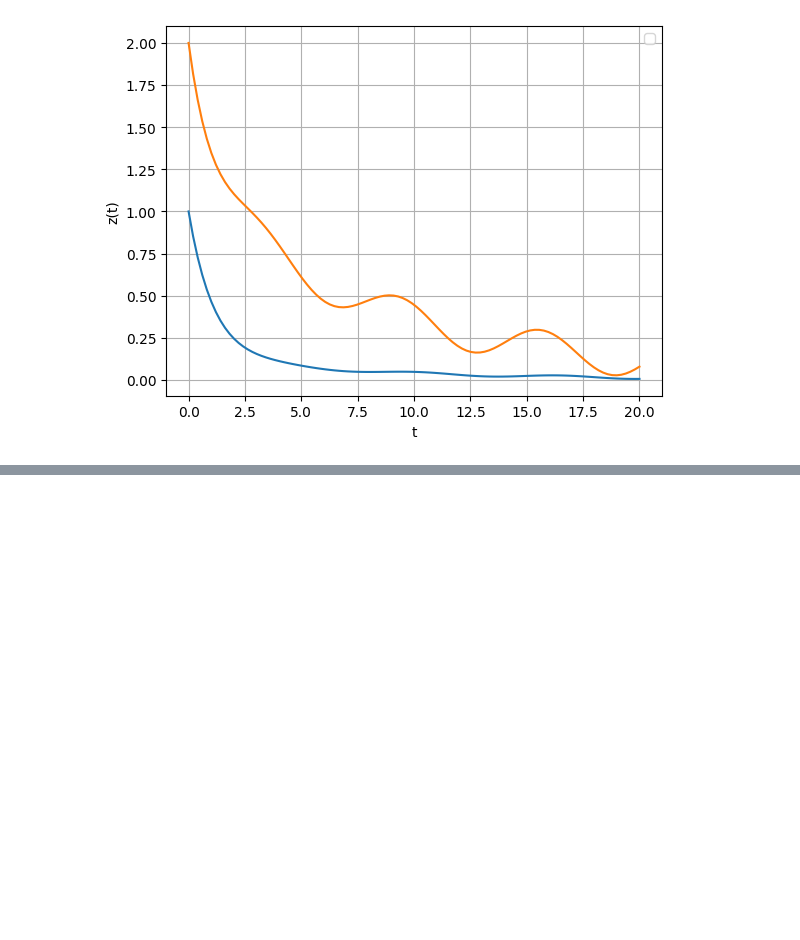
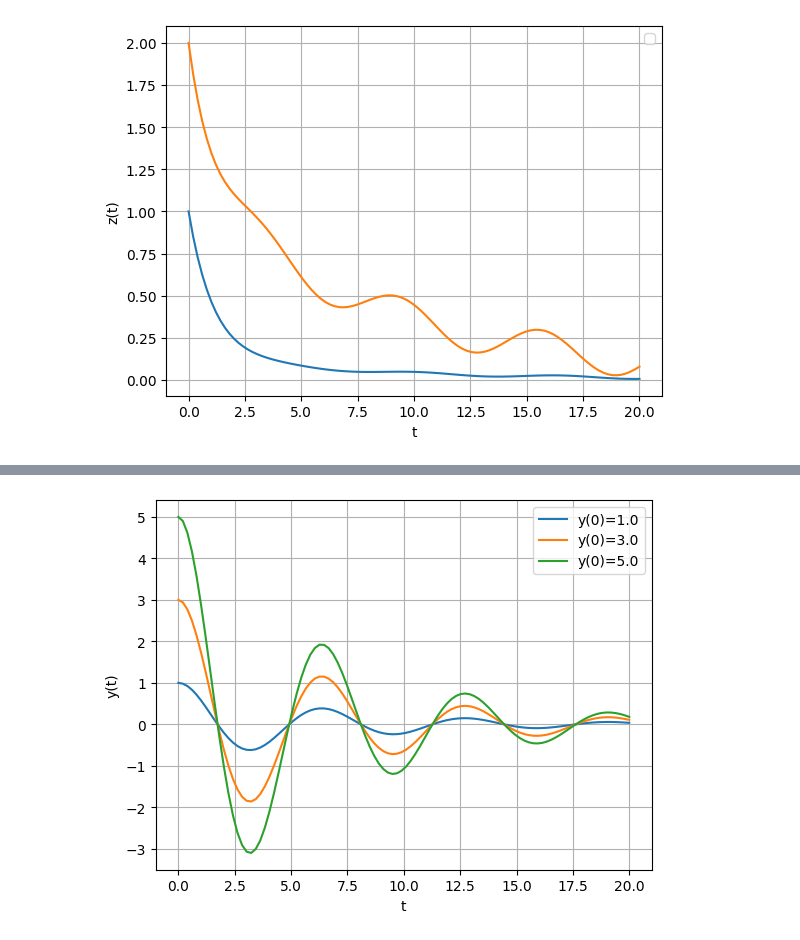
Before and after one commit to Felipe-Pinto/python_para_exatas, a Jupyter notebook: Função.ipynb, the cells around one changed output, grey strips where cells are left out. Drawn from its saved outputs; the diff is of its cells as text; code cells hidden in the pictures; blank space fills up the shorter version.

```diff
--- a/Função.ipynb
+++ b/Função.ipynb
@@ -91,0 +119,13 @@ WARNING:matplotlib.legend:No artists with labels found to put in legend.  Note t
+# %%
+# Resolução da EDO para diferentes modelos de sistema
+for zi in [1.0, 3.0, 5.0]:
+  z = odeint(modelOscilador,[zi,0],t,args=(alpha,omega0))
+  plt.plot(t,z[:,0],label='y(0)='+str(zi))
+
+plt.grid()
+plt.legend()
+plt.xlabel('t')
+plt.ylabel('y(t)')
+plt.show()
+# %% [output]
+[figure, added]
```
Also changed, not shown: parts of 5 cells of this notebook.
